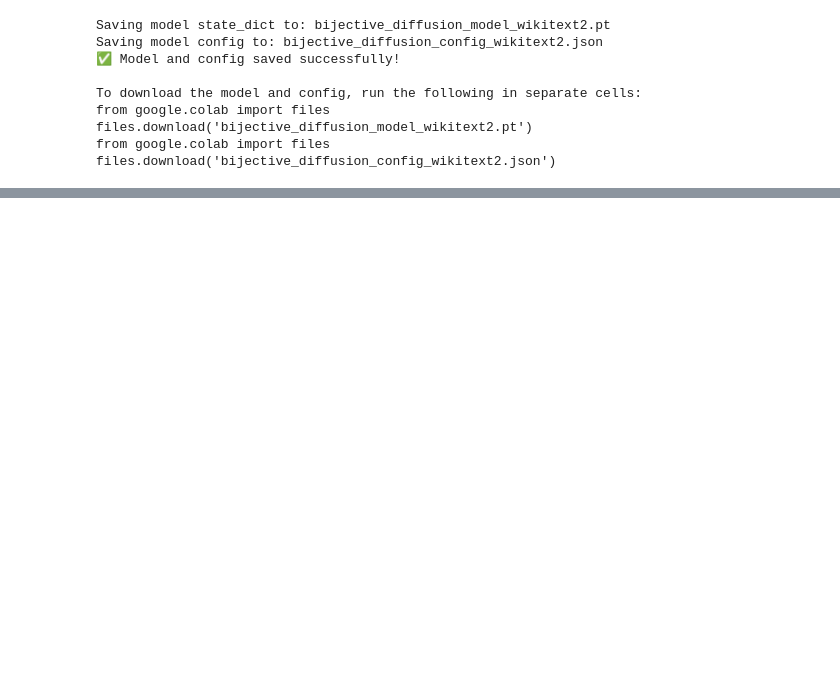
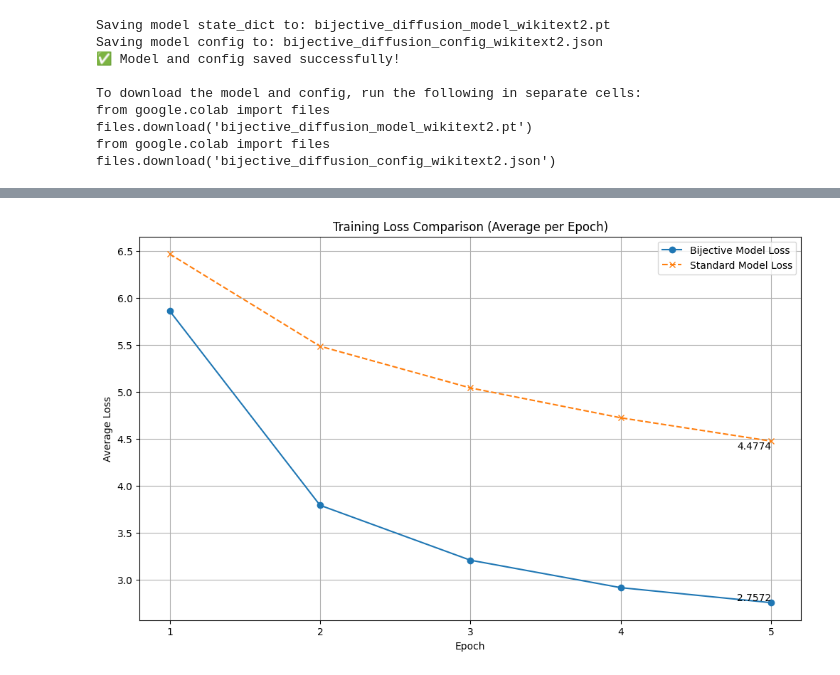
Before and after one commit to Dave-creekside/bijective-transformers, a Jupyter notebook: notebooks/Bijective_Discrete_Diffusion_Complete.ipynb, the cells around one changed output, grey strips where cells are left out. Cells and saved outputs as stored; diff of their text form; code cells hidden in the pictures; blank space fills up the shorter version.

Commit message:
add standard transformer comparison

```diff
--- a/notebooks/Bijective_Discrete_Diffusion_Complete.ipynb
+++ b/notebooks/Bijective_Discrete_Diffusion_Complete.ipynb
@@ -691,0 +885,86 @@ Max sequence length: 64
+# %%
+# 📈 PLOTTING TRAINING LOSSES
+
+import matplotlib.pyplot as plt
+import numpy as np
+
+# Ensure the following variables are accessible from previous cells:
+# losses (list of batch losses from bijective model training)
+# standard_model_losses (list of batch losses from standard model training)
+# train_loader (the DataLoader instance used for training)
+# num_epochs (the number of epochs both models were trained for)
+
+print("📈 Plotting Training Losses...\n" + "="*30)
+
+if ('losses' in globals() and losses and
+    'standard_model_losses' in globals() and standard_model_losses and
+    'train_loader' in globals() and train_loader is not None and
+    'num_epochs' in globals() and num_epochs > 0):
+
+    num_batches_per_epoch = len(train_loader)
+
+    # Calculate average loss per epoch for Bijective Model
+    if len(losses) >= num_batches_per_epoch * num_epochs:
+        bijective_epoch_avg_losses = [
+            np.mean(losses[i * num_batches_per_epoch : (i + 1) * num_batches_per_epoch])
+            for i in range(num_epochs)
+        ]
+    else:
+        print("Warning: Not enough batch data in 'losses' to calculate all epoch averages for Bijective Model. Plotting available data.")
+        # Fallback or partial calculation if needed, for now just a warning
+        num_actual_bijective_epochs = len(losses) // num_batches_per_epoch
+        bijective_epoch_avg_losses = [
+            np.mean(losses[i * num_batches_per_epoch : (i + 1) * num_batches_per_epoch])
+            for i in range(num_actual_bijective_epochs)
+        ]
+
+
+    # Calculate average loss per epoch for Standard Model
+    if len(standard_model_losses) >= num_batches_per_epoch * num_epochs:
+        standard_epoch_avg_losses = [
+            np.mean(standard_model_losses[i * num_batches_per_epoch : (i + 1) * num_batches_per_epoch])
+            for i in range(num_epochs)
+        ]
+    else:
+        print("Warning: Not enough batch data in 'standard_model_losses' to calculate all epoch averages for Standard Model. Plotting available data.")
+        num_actual_standard_epochs = len(standard_model_losses) // num_batches_per_epoch
+        standard_epoch_avg_losses = [
+            np.mean(standard_model_losses[i * num_batches_per_epoch : (i + 1) * num_batches_per_epoch])
+            for i in range(num_actual_standard_epochs)
+        ]
+
+    min_epochs_plotted = min(len(bijective_epoch_avg_losses), len(standard_epoch_avg_losses))
+    epochs_range = range(1, min_epochs_plotted + 1)
+
+
+    if min_epochs_plotted > 0:
+        plt.figure(figsize=(12, 7))
+        plt.plot(epochs_range, bijective_epoch_avg_losses[:min_epochs_plotted], marker='o', linestyle='-', label='Bijective Model Loss')
+        plt.plot(epochs_range, standard_epoch_avg_losses[:min_epochs_plotted], marker='x', linestyle='--', label='Standard Model Loss')
+
+        plt.title('Training Loss Comparison (Average per Epoch)')
+        plt.xlabel('Epoch')
+        plt.ylabel('Average Loss')
+        plt.legend()
+        plt.grid(True)
+        if min_epochs_plotted <= 20 : # Show all epoch ticks if not too many
+             plt.xticks(list(epochs_range))
+        else: # Otherwise, let matplotlib decide ticks or set specific interval
+             plt.xticks(np.arange(1, min_epochs_plotted + 1, step=max(1, min_epochs_plotted // 10)))
+
+
+        # Annotate final loss values
+        if bijective_epoch_avg_losses:
+            plt.text(epochs_range[-1], bijective_epoch_avg_losses[-1], f'{bijective_epoch_avg_losses[-1]:.4f}', va='bottom', ha='right')
+        if standard_epoch_avg_losses:
+            plt.text(epochs_range[-1], standard_epoch_avg_losses[-1], f'{standard_epoch_avg_losses[-1]:.4f}', va='top', ha='right')
+
+        plt.show()
+    else:
+        print("No epoch average data available to plot.")
+
+else:
+    print("Could not plot: Required data (losses, standard_model_losses, train_loader, or num_epochs) not found or insufficient.")
+
+print("\n" + "="*30)
+# %% [output]
@@ -691,0 +973 @@ Max sequence length: 64
+[figure, added]
```
Also changed, not shown: parts of 12 cells of this notebook, 1 other file.
